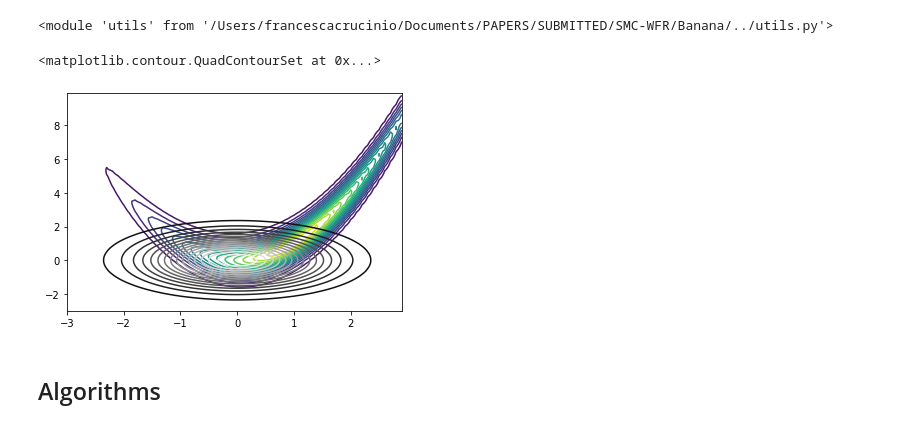
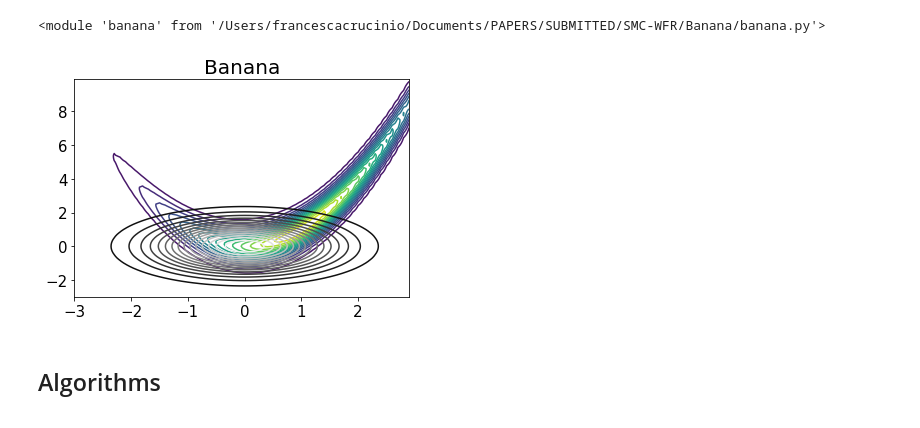
Before and after one commit to FrancescaCrucinio/SMC-WFR, a Jupyter notebook: Banana/Banana_FlowComparison.ipynb, the cells around one changed output. Drawn from its saved outputs; the diff is of its cells as text; code cells hidden in the pictures.

```diff
--- a/Banana/Banana_FlowComparison.ipynb
+++ b/Banana/Banana_FlowComparison.ipynb
@@ -11,25 +11,25 @@ import sys
 sys.path.append('..')
 
 import banana as algo
-import utils as u
 importlib.reload(algo)
-importlib.reload(u)
 # %% [output]
-<module 'utils' from '/Users/francescacrucinio/Documents/PAPERS/SUBMITTED/SMC-WFR/Banana/../utils.py'>
+<module 'banana' from '/Users/francescacrucinio/Documents/PAPERS/SUBMITTED/SMC-WFR/Banana/banana.py'>
 # %%
 d = 2
 sigma = np.sqrt(2)
 # %%
 x, y = np.mgrid[-3:3:.1, -3:10:.1]
 data = np.dstack((x, y))
 z = np.exp(-(sigma**2*(data[:,:, 1]-data[:,:, 0]**2)**2/2+(1-data[:,:, 0])**2/(2*sigma**2)))/(2*np.pi)
 zinitial = multivariate_normal.pdf(data, np.array([0, 0]), np.eye(d))
 plt.contour(x, y, z, 15)
 plt.contour(x, y, zinitial, 15, cmap = 'gray')
+plt.title('Banana', fontsize = 20)
+plt.xticks(fontsize=15);
+plt.yticks(fontsize=15);
 # plt.savefig("banana.pdf")
 # %% [output]
-<matplotlib.contour.QuadContourSet at 0x...>
-[figure, old version]
+[figure, new version]
 # %% [markdown]
 ## Algorithms
 # %%
```
Also changed, not shown: parts of 21 cells of this notebook, 9 other files.
